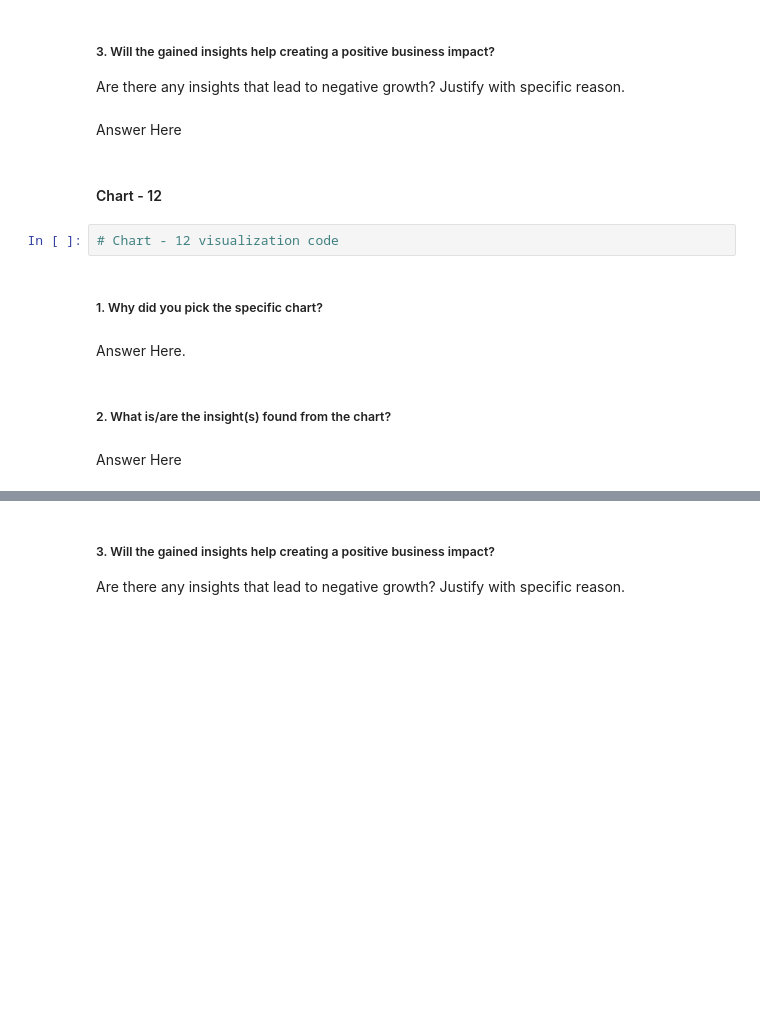
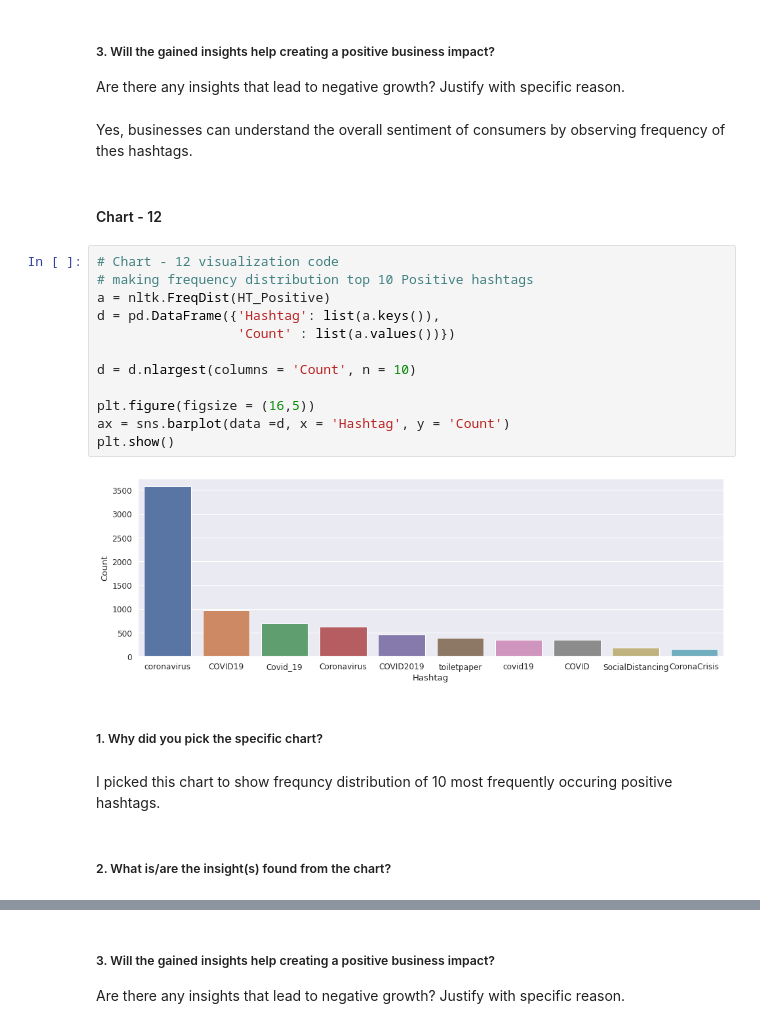
Before and after one commit to axpat/Corona-Virus-Tweet-Sentiment-Analysis, a Jupyter notebook: Coronavirus_Tweet_Sentiment_Analysis.ipynb, the cells around one changed output, grey strips where cells are left out. Saved outputs shown, nothing was run; the diff lists cells and outputs as text; blank space fills up the shorter version.

```diff
--- a/Coronavirus_Tweet_Sentiment_Analysis.ipynb
+++ b/Coronavirus_Tweet_Sentiment_Analysis.ipynb
@@ -891,17 +975,27 @@ Answer Here
 # %% [markdown]
 ##### 3. Will the gained insights help creating a positive business impact?
 Are there any insights that lead to negative growth? Justify with specific reason.
-# %% [markdown]
-Answer Here
+# %% [markdown]
+Yes, businesses can understand the overall sentiment of consumers by observing frequency of thes hashtags.
 # %% [markdown]
 #### Chart - 12
-# %%
-# Chart - 12 visualization code
+# %%
+# Chart - 12 visualization code
+# making frequency distribution top 10 Positive hashtags
+a = nltk.FreqDist(HT_Positive)
+d = pd.DataFrame({'Hashtag': list(a.keys()),
+                  'Count' : list(a.values())})
+
+d = d.nlargest(columns = 'Count', n = 10)
+
+plt.figure(figsize = (16,5))
+ax = sns.barplot(data =d, x = 'Hashtag', y = 'Count')
+plt.show()
+# %% [output]
+[figure, added]
 # %% [markdown]
 ##### 1. Why did you pick the specific chart?
-# %% [markdown]
-Answer Here.
+# %% [markdown]
+I picked this chart to show frequncy distribution of 10 most frequently occuring positive hashtags.
 # %% [markdown]
 ##### 2. What is/are the insight(s) found from the chart?
-# %% [markdown]
-Answer Here
```
Also changed, not shown: parts of 176 cells of this notebook.
